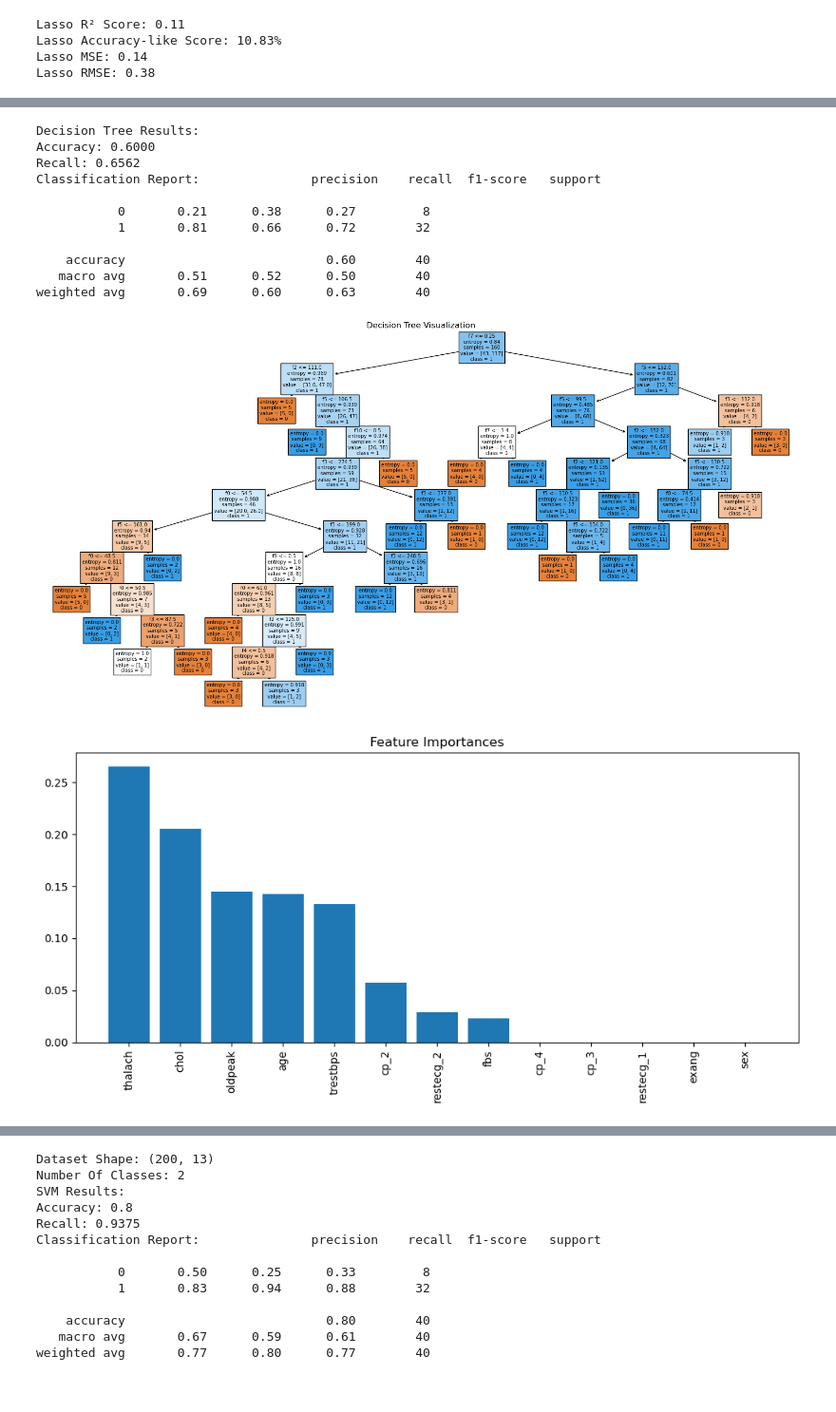
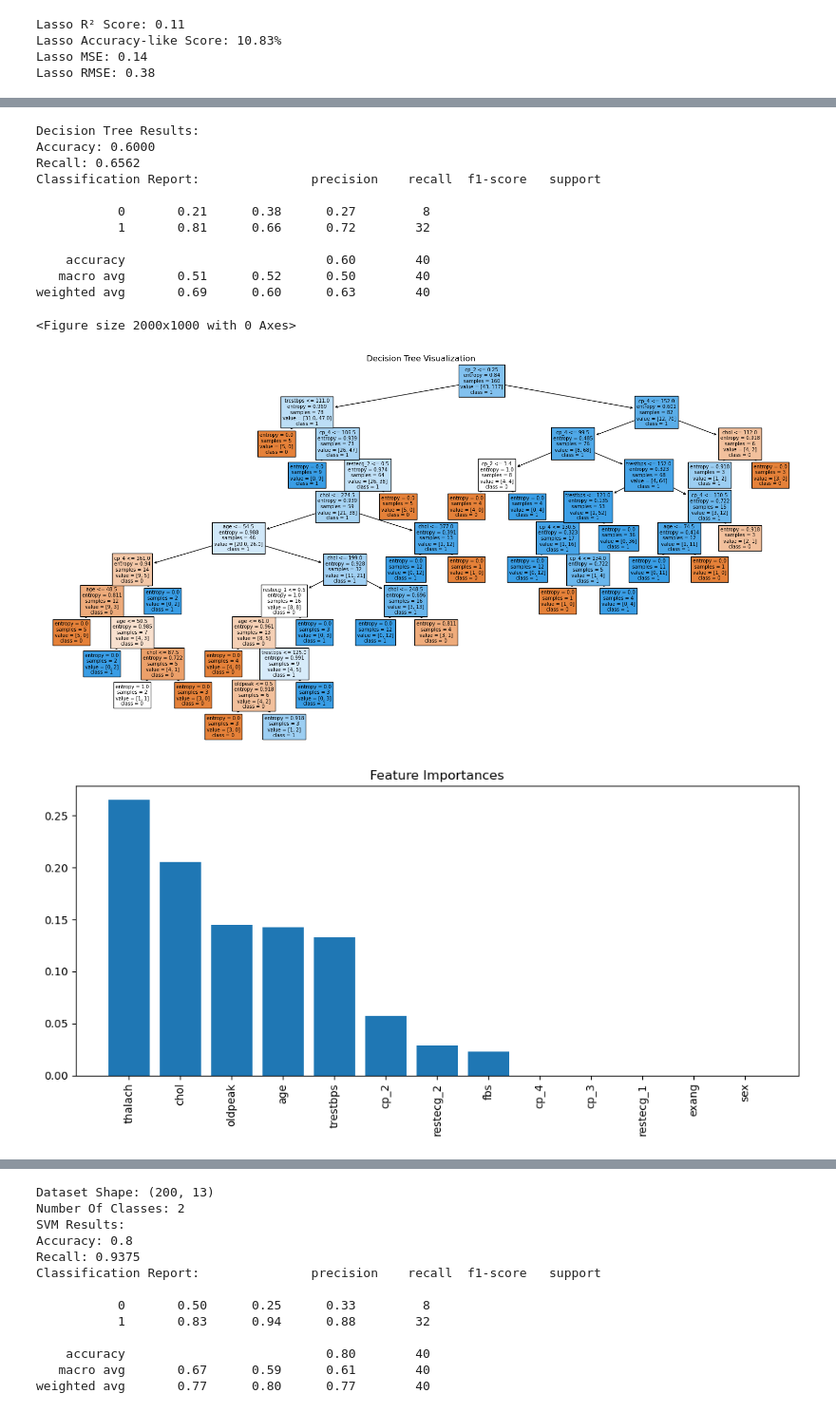
Before and after one commit to AlyModrik41/UCI-Disease, a Jupyter notebook: UCI Disease.ipynb, the cells around one changed output, grey strips where cells are left out. Shown at 95% size. Cells and saved outputs as stored; diff of their text form; code cells hidden in the pictures.

```diff
--- a/UCI Disease.ipynb
+++ b/UCI Disease.ipynb
@@ -666,33 +700,34 @@ y_pred_dt=dt_model.predict(x_test)
 
 print(f"Decision Tree Results:")
 print(f"Accuracy: {accuracy_score(y_test,y_pred_dt):.4f}")
 print(f"Recall: {recall_score(y_test,y_pred_dt):.4f}")
 print(f"Classification Report: {classification_report(y_test,y_pred_dt)}")
 
 plt.figure(figsize=(20,10))
-plot_tree(dt_model,filled=True,feature_names=[f'f{i}' for i in range(len(x.columns))],class_names=['0','1'])
+plot_tree(dt_model,filled=True,feature_names=x.columns[indices],class_names=['0','1'])
 plt.title('Decision Tree Visualization')
 plt.show()
 
 importances=dt_model.feature_importances_
 indices=np.argsort(importances)[::-1]
 plt.figure(figsize=(10,5))
 plt.title('Feature Importances')
 plt.bar(range(len(importances)),importances[indices])
 plt.xticks(range(len(importances)),x.columns[indices],rotation=90)
 plt.tight_layout()
 plt.show()
 # %% [output]
 Decision Tree Results:
 Accuracy: 0.6000
 Recall: 0.6562
 Classification Report:               precision    recall  f1-score   support
 
            0       0.21      0.38      0.27         8
            1       0.81      0.66      0.72        32
 
     accuracy                           0.60        40
    macro avg       0.51      0.52      0.50        40
 weighted avg       0.69      0.60      0.63        40
+<Figure size 2000x1000 with 0 Axes>
-[figure, old version]
+[figure, new version]
 [figure]
```
Also changed, not shown: parts of 41 cells of this notebook.
